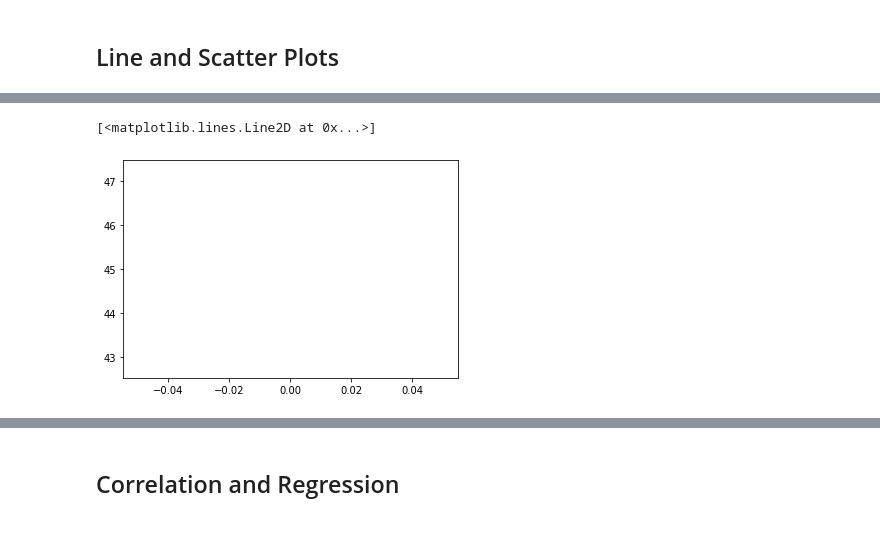
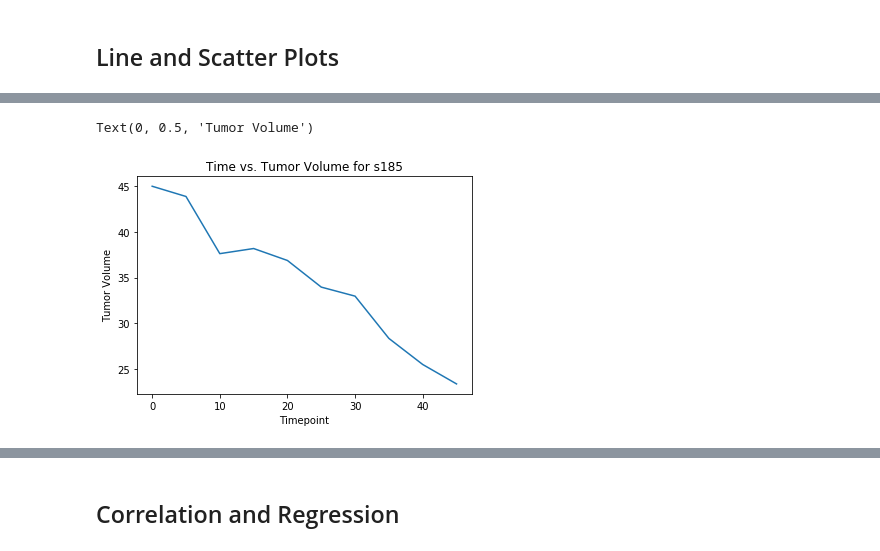
Before and after one commit to bonem97/Matplotlib-Challenge, a Jupyter notebook: pymaceuticals.ipynb, the cells around one changed output, grey strips where cells are left out. Saved outputs shown, nothing was run; the diff lists cells and outputs as text; code cells hidden in the pictures.

```diff
--- a/pymaceuticals.ipynb
+++ b/pymaceuticals.ipynb
@@ -214,2 +245,5 @@ Name: ID, dtype: object
 # %% [markdown]
 ## Line and Scatter Plots
+# %%
+Capomulin_mice_df = data_df[data_df['Drug Regimen'] == 'Capomulin']
+print(Capomulin_mice_df)
@@ -216,10 +268,14 @@ Name: ID, dtype: object
 # %%
 # Generate a line plot of time point versus tumor volume for a mouse treated with Capomulin
-df3 = clean_df[clean_df['ID'] == 'm601']
-#df3.head()
+
+df3 = Capomulin_mice_df[Capomulin_mice_df['ID'] == 's185']  # Say hello to s185!
+
 plt.plot(df3['Timepoint'], df3['Tumor Volume (mm3)'])
+plt.title('Time vs. Tumor Volume for s185')
+plt.xlabel('Timepoint')
+plt.ylabel('Tumor Volume')
 # %% [output]
-[<matplotlib.lines.Line2D at 0x...>]
+Text(0, 0.5, 'Tumor Volume')
-[figure, old version]
+[figure, new version]
 # %%
 # Generate a scatter plot of mouse weight versus average tumor volume for the Capomulin regimen
```
Also changed, not shown: parts of 9 cells of this notebook.
